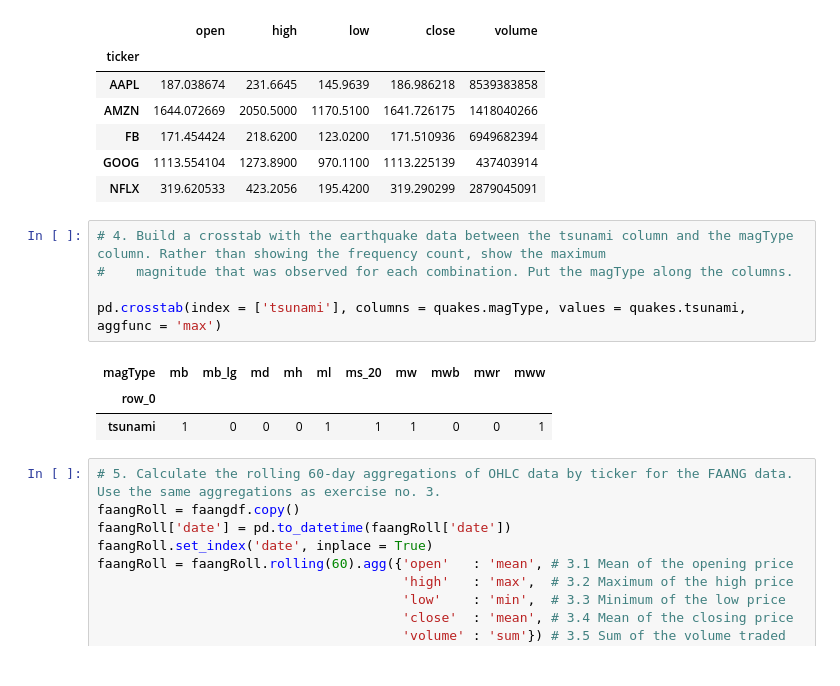
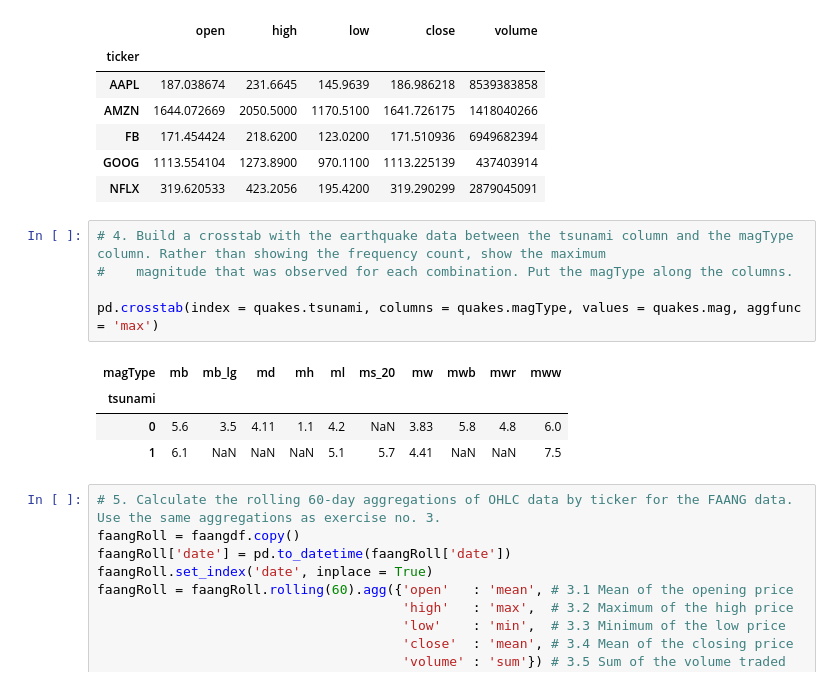
Before and after one commit to Aero-Kent-De-Guzman/CPE311-CPE22S3, a Jupyter notebook: Hands-on Activity 8.1/HOA8p1-deguzman.ipynb, the cells around one changed output. Saved outputs shown, nothing was run; the diff lists cells and outputs as text.

```diff
--- a/Hands-on Activity 8.1/HOA8p1-deguzman.ipynb
+++ b/Hands-on Activity 8.1/HOA8p1-deguzman.ipynb
@@ -130,12 +130,13 @@ faangdf.groupby('ticker').agg({'open'   : 'mean', # 3.1 Mean of the opening pric
 # %%
 # 4. Build a crosstab with the earthquake data between the tsunami column and the magType column. Rather than showing the frequency count, show the maximum
 #    magnitude that was observed for each combination. Put the magType along the columns.
 
-pd.crosstab(index = ['tsunami'], columns = quakes.magType, values = quakes.tsunami, aggfunc = 'max')
+pd.crosstab(index = quakes.tsunami, columns = quakes.magType, values = quakes.mag, aggfunc = 'max')
 # %% [output]
 | magType | mb | mb_lg | md | mh | ml | ms_20 | mw | mwb | mwr | mww |
-| row_0 |  |  |  |  |  |  |  |  |  |  |
-| tsunami | 1 | 0 | 0 | 0 | 1 | 1 | 1 | 0 | 0 | 1 |
+| tsunami |  |  |  |  |  |  |  |  |  |  |
+| 0 | 5.6 | 3.5 | 4.11 | 1.1 | 4.2 | NaN | 3.83 | 5.8 | 4.8 | 6.0 |
+| 1 | 6.1 | NaN | NaN | NaN | 5.1 | 5.7 | 4.41 | NaN | NaN | 7.5 |
 # %%
 # 5. Calculate the rolling 60-day aggregations of OHLC data by ticker for the FAANG data. Use the same aggregations as exercise no. 3.
 faangRoll = faangdf.copy()
```
